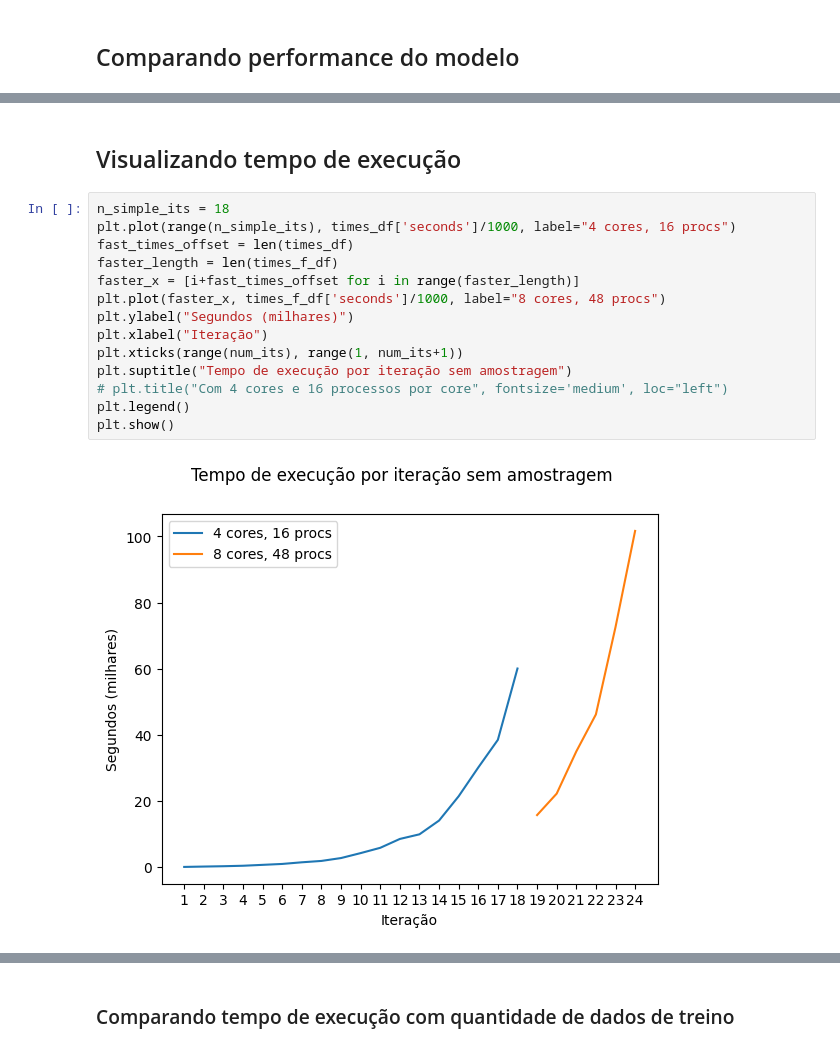
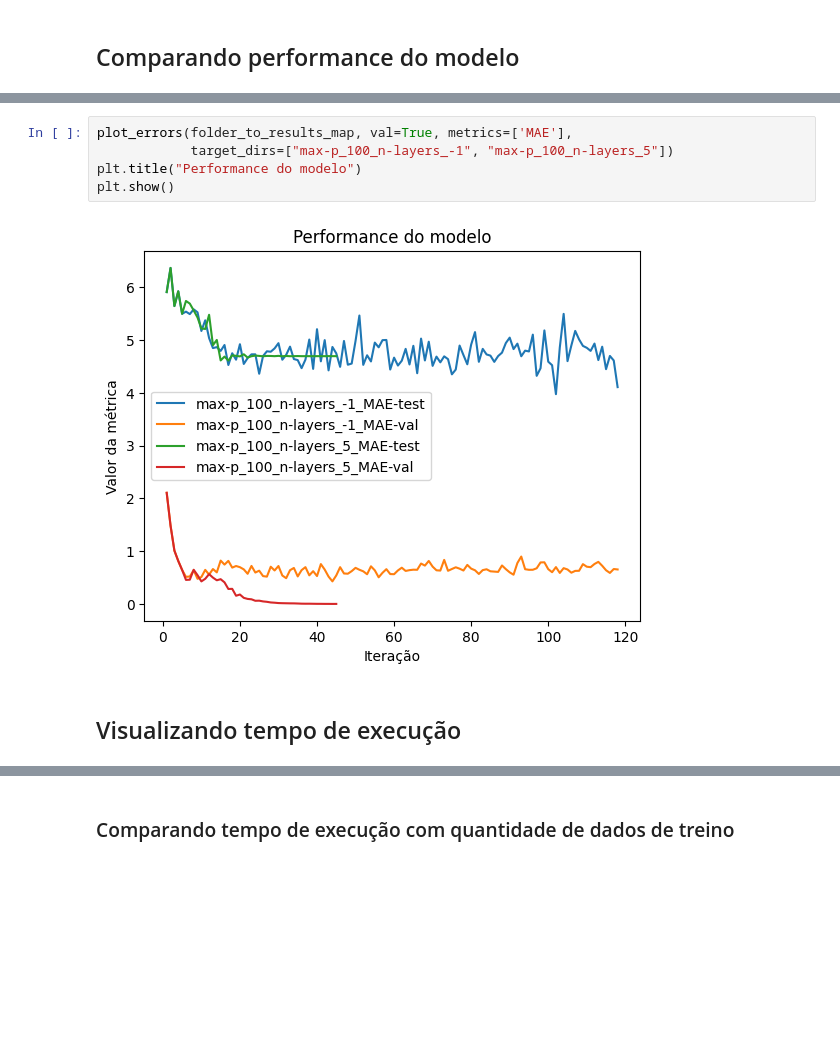
Before and after one commit to georgeteodoro/petroiageo, a Jupyter notebook: data/ANP/results/area_1/resultados-viz.ipynb, the cells around one changed output, grey strips where cells are left out. Drawn from its saved outputs; the diff is of its cells as text; blank space fills up the shorter version.

```diff
--- a/data/ANP/results/area_1/resultados-viz.ipynb
+++ b/data/ANP/results/area_1/resultados-viz.ipynb
@@ -65,18 +90,9 @@ plt.show()
+# %%
+plot_errors(folder_to_results_map, val=True, metrics=['MAE'],
+            target_dirs=["max-p_100_n-layers_-1", "max-p_100_n-layers_5"])
+plt.title("Performance do modelo")
+plt.show()
+# %% [output]
+[figure, added]
 # %% [markdown]
 ## Visualizando tempo de execução
-# %%
-n_simple_its = 18
-plt.plot(range(n_simple_its), times_df['seconds']/1000, label="4 cores, 16 procs")
-fast_times_offset = len(times_df)
-faster_length = len(times_f_df)
-faster_x = [i+fast_times_offset for i in range(faster_length)]
-plt.plot(faster_x, times_f_df['seconds']/1000, label="8 cores, 48 procs")
-plt.ylabel("Segundos (milhares)")
-plt.xlabel("Iteração")
-plt.xticks(range(num_its), range(1, num_its+1))
-plt.suptitle("Tempo de execução por iteração sem amostragem")
-# plt.title("Com 4 cores e 16 processos por core", fontsize='medium', loc="left")
-plt.legend()
-plt.show()
-# %% [output]
-[figure, removed]
```
Also changed, not shown: parts of 29 cells of this notebook, 12 other files.
